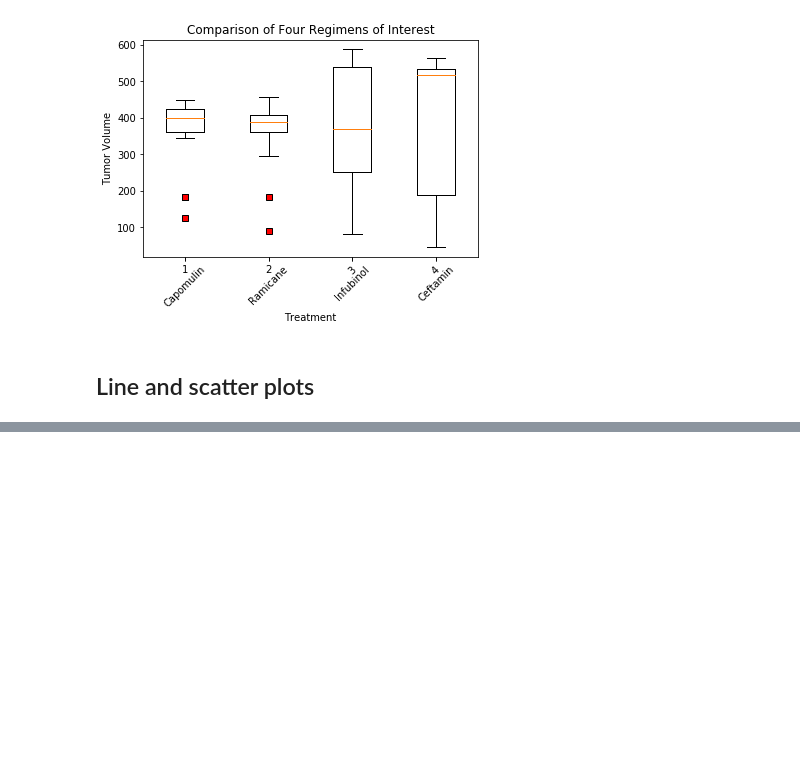
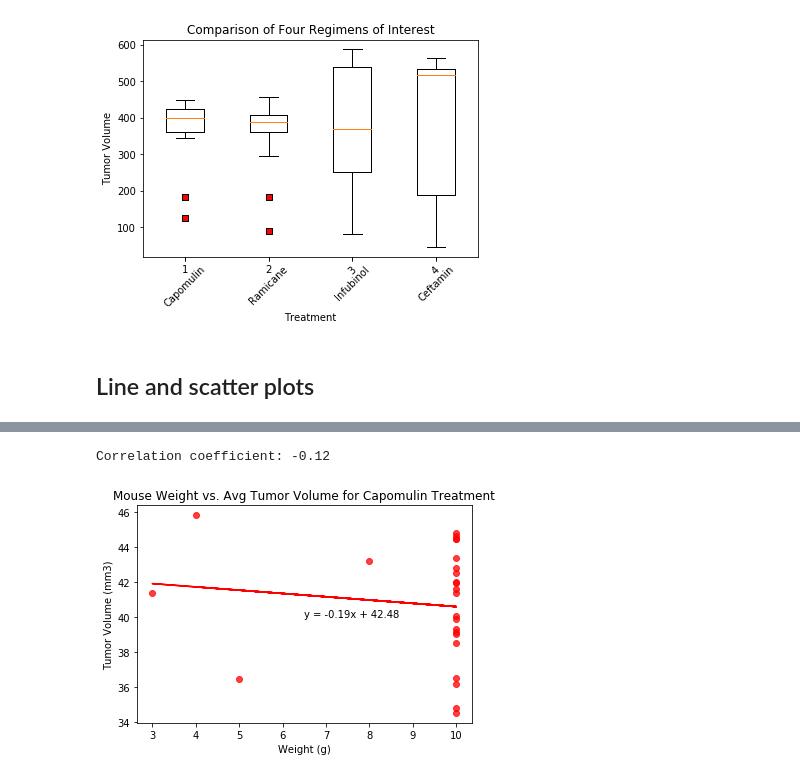
Before and after one commit to heathertzou96/matplotlib-challenge, a Jupyter notebook: Pymaceuticals/pymaceuticals_starter.ipynb, the cells around one changed output, grey strips where cells are left out. Cells and saved outputs as stored; diff of their text form; code cells hidden in the pictures; blank space fills up the shorter version.

```diff
--- a/Pymaceuticals/pymaceuticals_starter.ipynb
+++ b/Pymaceuticals/pymaceuticals_starter.ipynb
@@ -577,0 +612,25 @@ plt.show()
+# %%
+# Calculate the correlation coefficient and linear regression model for mouse weight and average tumor volume for the Capomulin regimen
+capomulin_weight
+avg_capomulin_TV
+correlation = st.pearsonr(capomulin_weight, avg_capomulin_TV)
+round(correlation[0], 2)
+print(f"Correlation coefficient: {round(correlation[0], 2)}")
+
+(slope, intercept, rvalue, pvalue, stderr) = linregress(capomulin_weight, avg_capomulin_TV)
+regress_values = np.asarray(capomulin_weight) * slope + intercept
+
+line_eq = "y = " + str(round(slope, 2)) + "x + " + str(round(intercept, 2))
+
+plt.scatter(x_values, y_values, marker="o", facecolors = "red", alpha = 0.75)
+plt.title("Mouse Weight vs. Avg Tumor Volume for Capomulin Treatment")
+plt.xlabel("Weight (g)")
+plt.ylabel("Tumor Volume (mm3)")
+
+plt.plot(x_values, regress_values, "r-")
+plt.annotate(line_eq, (6.5,40), fontsize = 10, color = "black")
+
+plt.show()
+# %% [output]
+Correlation coefficient: -0.12
+[figure, added]
```
Also changed, not shown: parts of 7 cells of this notebook.
